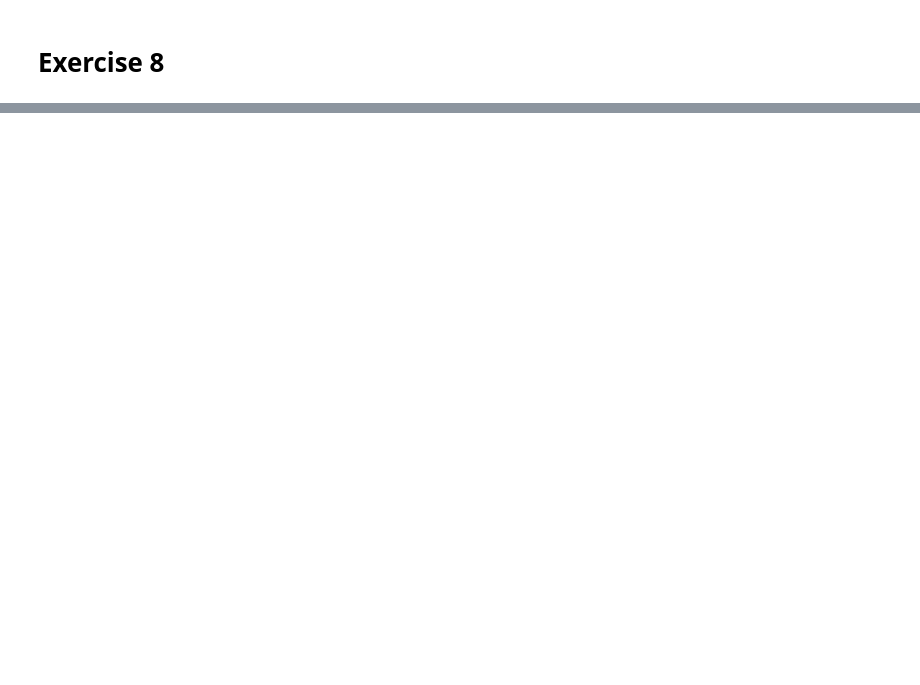
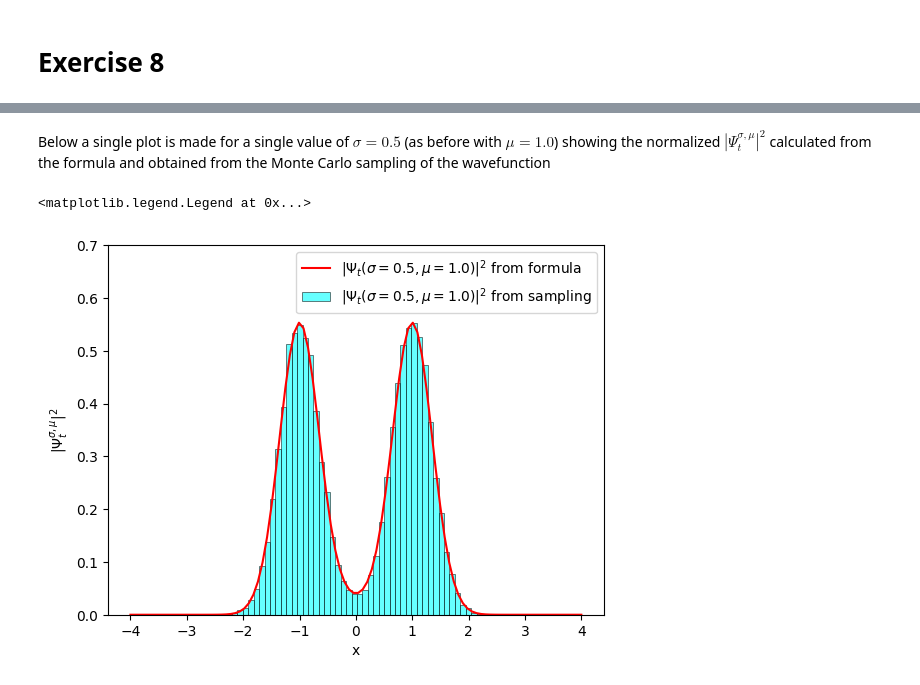
Before and after one commit to Giac97/Simulazione-Numerica, a Jupyter notebook: notebooks/Exercise 8/Exercise 08 - Analysis.ipynb, the cells around one changed output, grey strips where cells are left out. Saved outputs shown, nothing was run; the diff lists cells and outputs as text; code cells hidden in the pictures; blank space fills up the shorter version.

```diff
--- a/notebooks/Exercise 8/Exercise 08 - Analysis.ipynb
+++ b/notebooks/Exercise 8/Exercise 08 - Analysis.ipynb
@@ -27,0 +73,14 @@ x = np.loadtxt("points.dat", unpack = True)
+# %% [markdown]
+Below a single plot is made for a single value of $\sigma = 0.5$ (as before with $\mu = 1.0$) showing the normalized $|\Psi_t^{\sigma, \mu}|^2$ calculated from the formula and obtained from the Monte Carlo sampling of the wavefunction
+# %%
+x = np.linspace(-4, 4, 100)
+maxval = np.histogram(np.loadtxt("./output_0.5/position.out", unpack = True), 50, density = True)[0].max()
+plt.ylim(0, 0.7)
+plt.plot(x, psi_trial(x, 0.5, 1.0) *  psi_trial(x, 0.5, 1.0) * maxval, label = r"$|\Psi_t(\sigma = 0.5, \mu = 1.0)|^2$ from formula", color = "red")
+plt.hist(np.loadtxt("./output_0.5/position.out", unpack = True), 50, label = r"$|\Psi_t(\sigma = 0.5, \mu = 1.0)|^2$ from sampling", edgecolor = "black",  color = "cyan", alpha = 0.6,linewidth = 0.6, density = True)
+plt.xlabel("x")
+plt.ylabel(r"$|\Psi_t^{\sigma, \mu}|^2$")
+plt.legend()
+# %% [output]
+<matplotlib.legend.Legend at 0x...>
+[figure, added]
```
Also changed, not shown: parts of 17 cells of this notebook, 24 other files.
